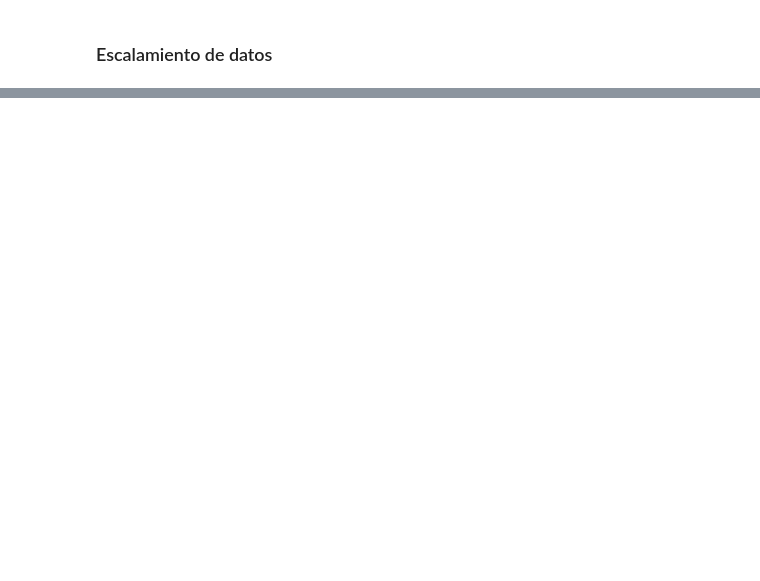
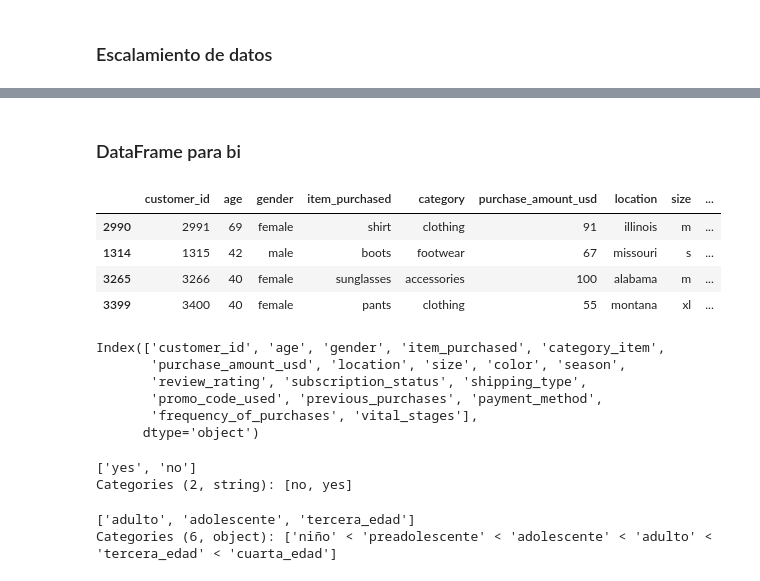
Before and after one commit to ianCristianAriel/2024-eeuu-comportamiento-consumidor, a Jupyter notebook: notebooks/2_transform.ipynb, the cells around one changed output, grey strips where cells are left out. Saved outputs shown, nothing was run; the diff lists cells and outputs as text; code cells hidden in the pictures; blank space fills up the shorter version.

```diff
--- a/notebooks/2_tratamiento.ipynb
+++ b/notebooks/2_transform.ipynb
@@ -238,3 +262,0 @@ df_procesado.loc[df_procesado['frequency_of_purchases']=='fortnightly', 'frequen
-# %%
-no_numbers_columns = df_procesado.select_dtypes(exclude='number').columns
-df_procesado[no_numbers_columns] = df_procesado[no_numbers_columns].astype('category')
@@ -242,0 +263,2 @@ unique_values_counts = df_procesado[no_numbers_columns].nunique()
+# %%
+df_processed[no_numbers_columns] = df_processed[no_numbers_columns].astype('category')
@@ -332,2 +363,12 @@ df_estandarizado_escalado.sample(2)
+# %% [markdown]
+### DataFrame para bi
+# %%
+df_processed.sample(4, random_state=3)
+# %% [output]
+|  | customer_id | age | gender | item_purchased | category | purchase_amount_usd | location | size | ... |
+| 2990 | 2991 | 69 | female | shirt | clothing | 91 | illinois | m | ... |
+| 1314 | 1315 | 42 | male | boots | footwear | 67 | missouri | s | ... |
+| 3265 | 3266 | 40 | female | sunglasses | accessories | 100 | alabama | m | ... |
+| 3399 | 3400 | 40 | female | pants | clothing | 55 | montana | xl | ... |
 # %%
 # guardo los dataframes procesados y escalados en la carpeta "silver"
@@ -338,0 +377,19 @@ df_estandarizado_escalado.to_csv(path_csv_estandarizado_escalado, index=False)
+# %%
+df_processed.columns
+# %% [output]
+Index(['customer_id', 'age', 'gender', 'item_purchased', 'category_item',
+       'purchase_amount_usd', 'location', 'size', 'color', 'season',
+       'review_rating', 'subscription_status', 'shipping_type',
+       'promo_code_used', 'previous_purchases', 'payment_method',
+       'frequency_of_purchases', 'vital_stages'],
+      dtype='object')
+# %%
+df_processed['subscription_status'].unique()
+# %% [output]
+['yes', 'no']
+Categories (2, string): [no, yes]
+# %%
+df_processed.vital_stages.unique()
+# %% [output]
+['adulto', 'adolescente', 'tercera_edad']
+Categories (6, object): ['niño' < 'preadolescente' < 'adolescente' < 'adulto' < 'tercera_edad' < 'cuarta_edad']
```
Also changed, not shown: parts of 52 cells of this notebook, 9 other files.
